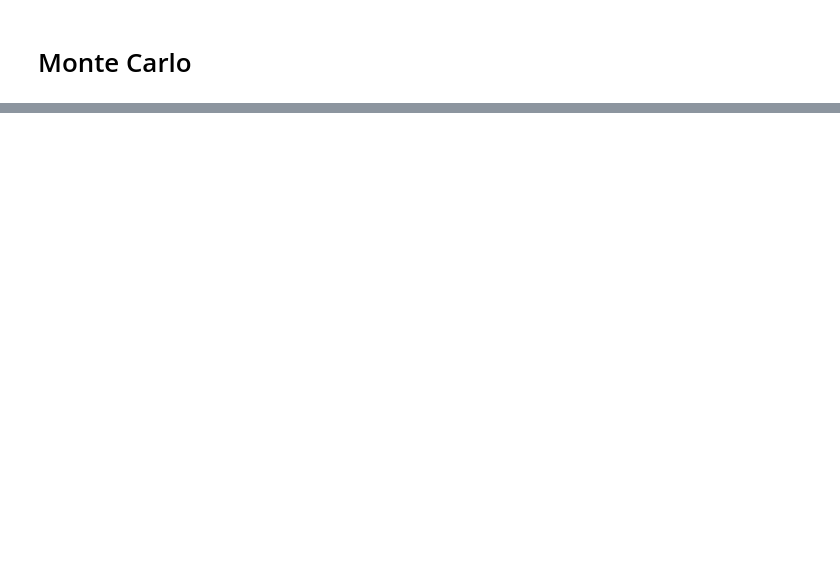
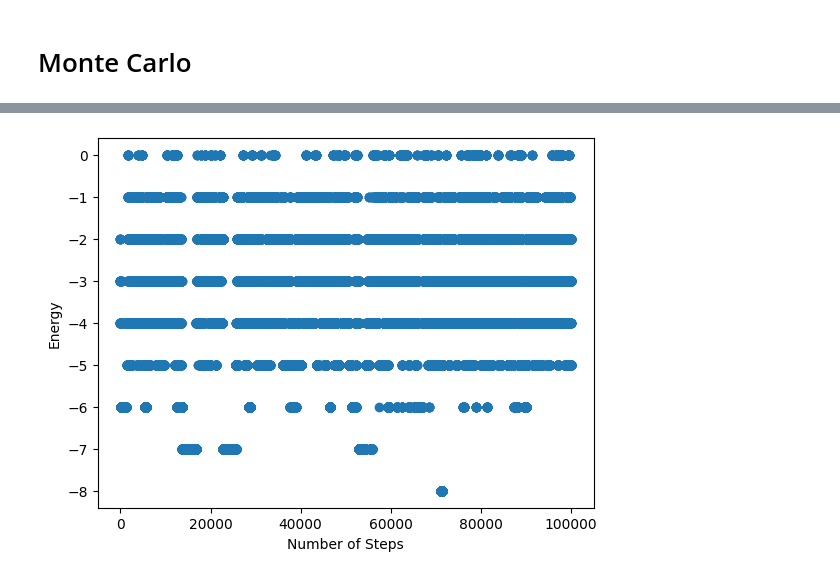
Before and after one commit to djbell01/563-DawsonBell, a Jupyter notebook: Week_3_HW.ipynb, the cells around one changed output, grey strips where cells are left out. Cells and saved outputs as stored; diff of their text form; code cells hidden in the pictures; blank space fills up the shorter version.

```diff
--- a/Week_3_HW.ipynb
+++ b/Week_3_HW.ipynb
@@ -129,0 +184,6 @@ Energy = 17
+# %%
+test_run = dynamics(10, 10, 100000, 1)
+test_run.perform_dynamics()
+test_run.plot_energy()
+# %% [output]
+[figure, added]
```
Also changed, not shown: parts of 1 cell of this notebook.
